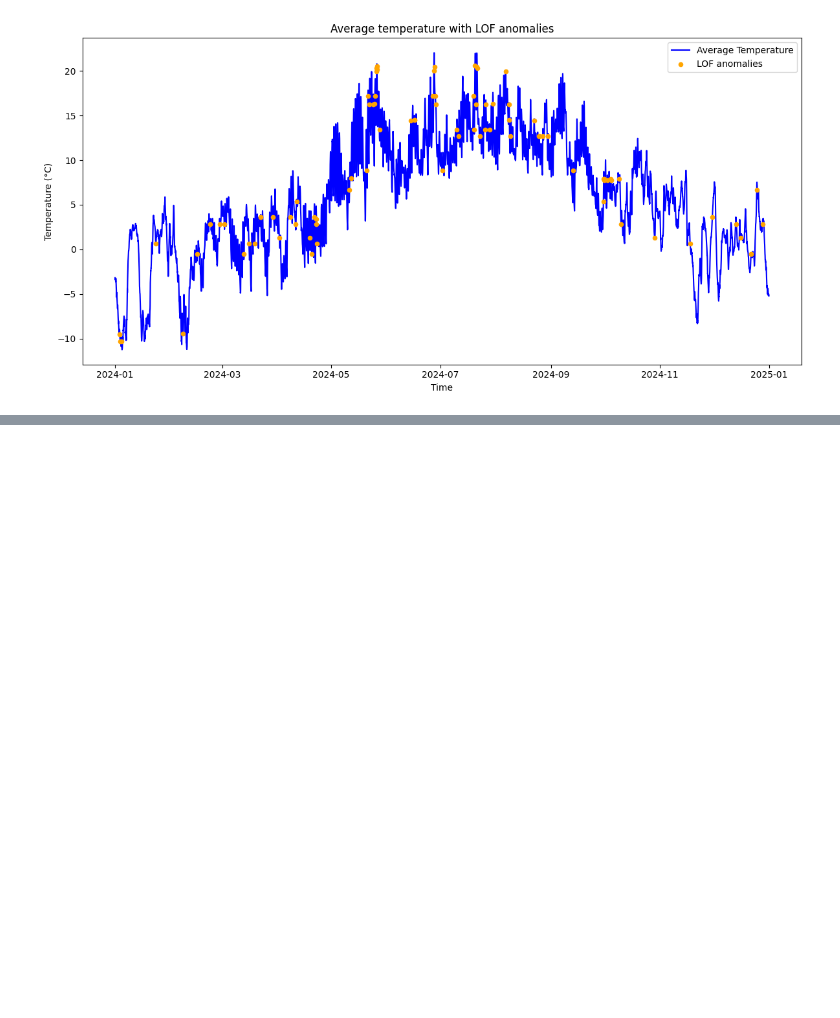
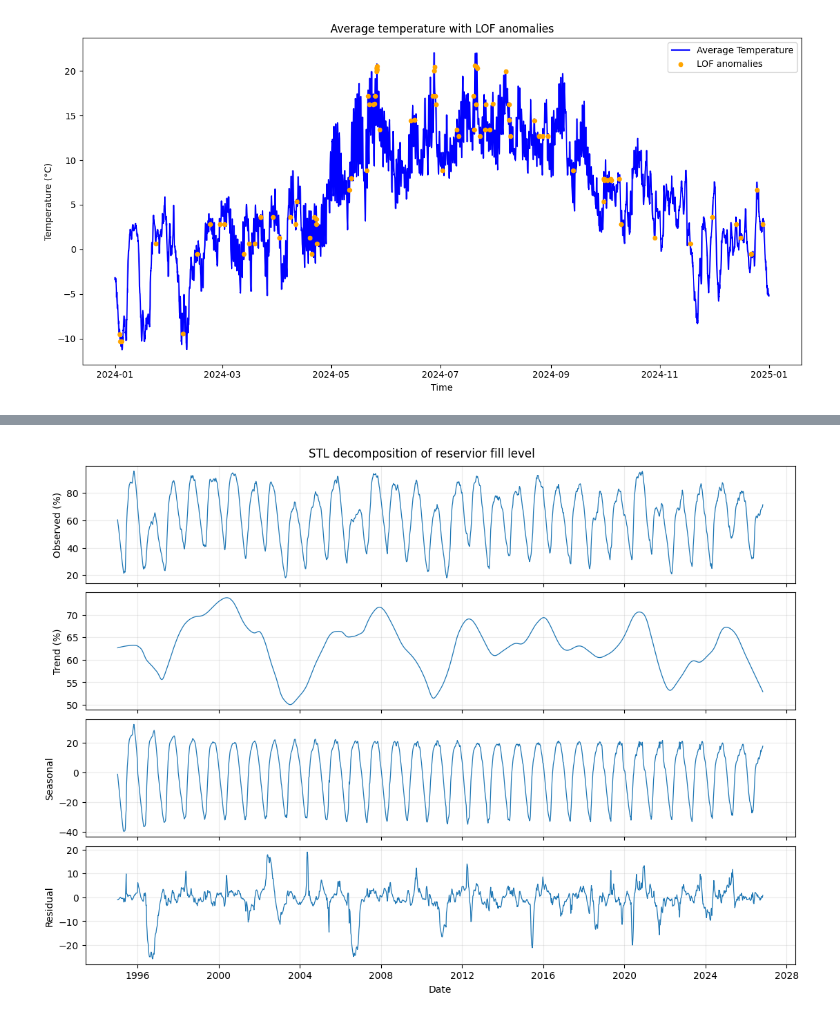
Before and after one commit to danielytsan/IND320APP, a Jupyter notebook: notebooks/Part3.ipynb, the cells around one changed output, grey strips where cells are left out. Saved outputs shown, nothing was run; the diff lists cells and outputs as text; code cells hidden in the pictures; blank space fills up the shorter version.

```diff
--- a/notebooks/Part3.ipynb
+++ b/notebooks/Part3.ipynb
@@ -518,2 +525,81 @@ time
 # %%
-#
+from statsmodels.tsa.seasonal import STL
+import requests
+
+#importing data form magasinstatistikk through API url and converting it into a pandas dataframe
+response = requests.get(secrets["magasinstatistikk_url"], timeout = 30)
+response.raise_for_status()
+
+df = pd.DataFrame(response.json())
+
+#changing the names on the columns
+df = df.rename(columns = {
+    "dato_Id": "Date",
+    "omrType": "Area",
+    "omrnr": "Area number",
+    "fyllingsgrad": "Fill level",
+})
+
+#converting the date column to datetime and sorting the dataframe by date in descending order
+df["Date"] = pd.to_datetime(df["Date"])
+df = df.sort_values(by="Date", ascending=False)
+
+df["Area label"] = (df["Area"] + " " + df["Area number"].astype(str))
+
+#creating new columns for fill level in percentage
+df["Fill level (%)"] = df["Fill level"] * 100
+
+#making the function to perform STL on magasinstatistik data
+#I was not sure which area to use so i selected NO0
+def plot_fill_stl(df, seasonal = 7, trend = 101, robust = True, *, area = "NO 0"):
+    #using the area and sorting
+    fill = (df.loc[df["Area label"].eq(area)]
+            .set_index("Date")["Fill level (%)"]
+            .sort_index()
+            .asfreq("W-SUN"))
+
+    result = STL(
+        fill,
+        period = 52,
+        seasonal = seasonal,
+        trend = trend,
+        robust = robust
+    ).fit()
+
+    fig, axes = plt.subplots(
+        4,
+        1,
+        sharex = True,
+        figsize = (11, 8),
+        layout = "constrained"
+    )
+
+    for ax, values, label in zip(
+        axes,
+        (result.observed, result.trend, result.seasonal, result.resid),
+        ("Observed (%)", "Trend (%)", "Seasonal", "Residual")
+    ):
+        ax.plot(values.index, values, linewidth = .9)
+        ax.set_ylabel(label)
+        ax.grid(alpha = .25)
+
+    axes[-1].set_xlabel("Date")
+    fig.suptitle("STL decomposition of reservior fill level")
+    return fig
+
+#testing the function and returning the plot
+original_fig = plot_fill_stl(df)
+changed_fig = plot_fill_stl(df, seasonal = 13, trend = 79, robust = False)
+
+for fig in (original_fig, changed_fig):
+    assert len(fig.axes) == 4
+    observed, trend, seasonal, residual = [
+        ax.lines[0].get_ydata() for ax in fig.axes
+    ]
+    np.testing.assert_allclose(
+        observed, trend + seasonal + residual
+    )
+
+plt.close(changed_fig)
+plt.show
+# %% [output]
@@ -519,0 +607 @@ time
+[figure, added]
```
Also changed, not shown: parts of 4 cells of this notebook, 3 other files.
